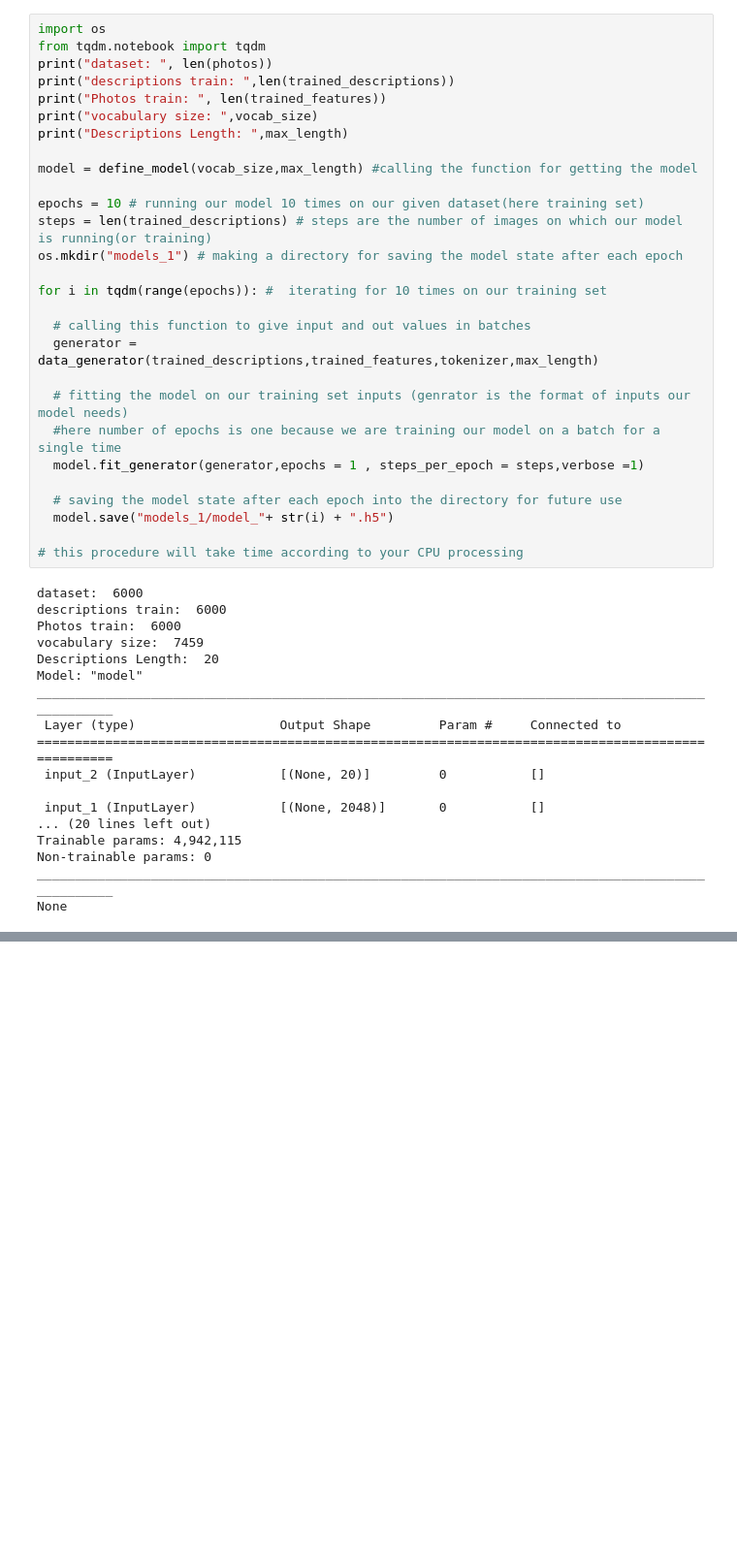
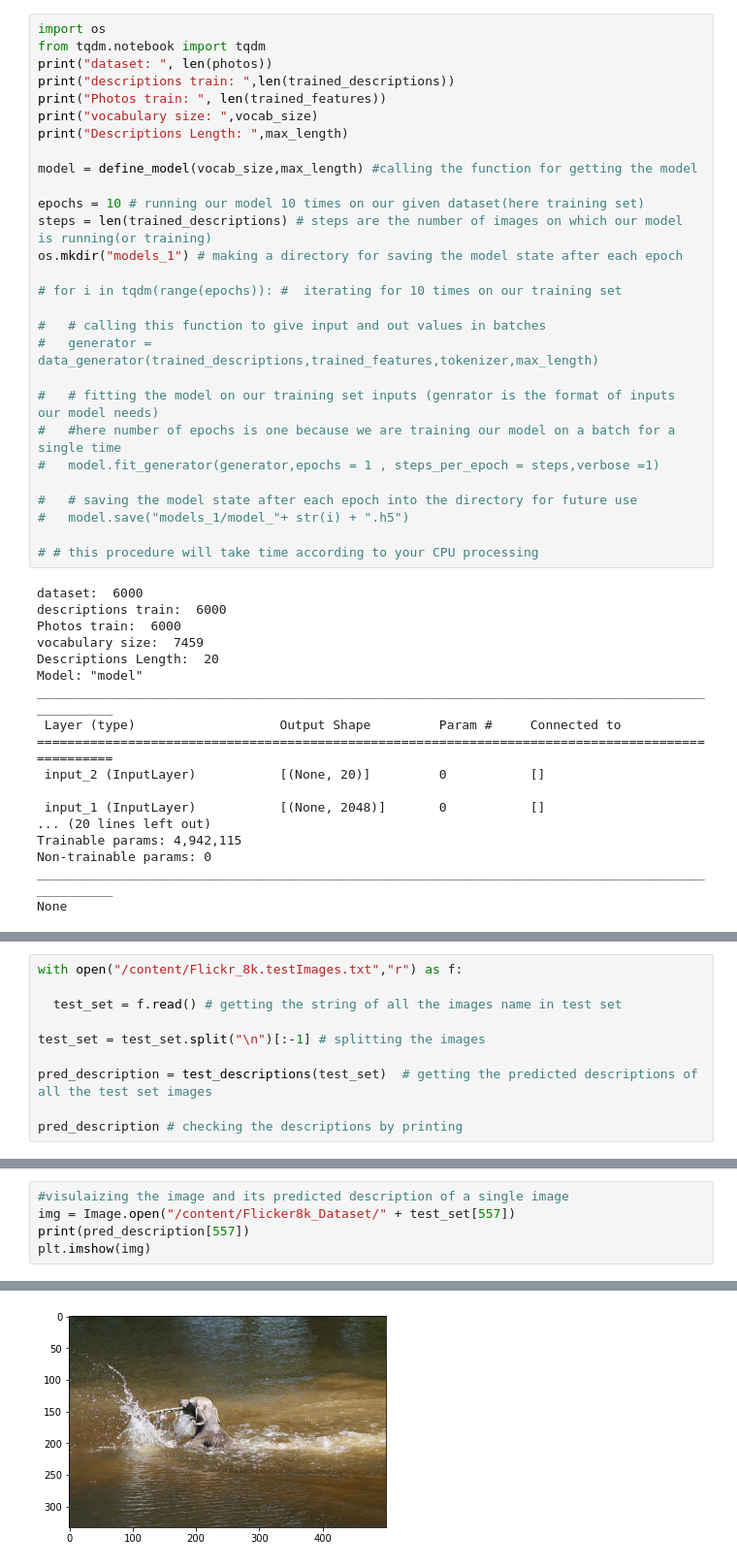
Before and after one commit to Kartik-Lohar/Image_Caption_Generator_WebApp, a Jupyter notebook: CN_Image_caption_generator.ipynb, the cells around one changed output, grey strips where cells are left out. Shown at 97% size. Saved outputs shown, nothing was run; the diff lists cells and outputs as text; blank space fills up the shorter version.

```diff
--- a/CN_Image_caption_generator.ipynb
+++ b/CN_Image_caption_generator.ipynb
@@ -414,19 +414,19 @@ epochs = 10 # running our model 10 times on our given dataset(here training set)
 steps = len(trained_descriptions) # steps are the number of images on which our model is running(or training)
 os.mkdir("models_1") # making a directory for saving the model state after each epoch
 
-for i in tqdm(range(epochs)): #  iterating for 10 times on our training set
+# for i in tqdm(range(epochs)): #  iterating for 10 times on our training set
 
-  # calling this function to give input and out values in batches
-  generator = data_generator(trained_descriptions,trained_features,tokenizer,max_length)
+#   # calling this function to give input and out values in batches
+#   generator = data_generator(trained_descriptions,trained_features,tokenizer,max_length)
 
-  # fitting the model on our training set inputs (genrator is the format of inputs our model needs)
-  #here number of epochs is one because we are training our model on a batch for a single time
-  model.fit_generator(generator,epochs = 1 , steps_per_epoch = steps,verbose =1)
+#   # fitting the model on our training set inputs (genrator is the format of inputs our model needs)
+#   #here number of epochs is one because we are training our model on a batch for a single time
+#   model.fit_generator(generator,epochs = 1 , steps_per_epoch = steps,verbose =1)
 
-  # saving the model state after each epoch into the directory for future use
-  model.save("models_1/model_"+ str(i) + ".h5")
+#   # saving the model state after each epoch into the directory for future use
+#   model.save("models_1/model_"+ str(i) + ".h5")
 
-# this procedure will take time according to your CPU processing
+# # this procedure will take time according to your CPU processing
 # %% [output]
 dataset:  6000
 descriptions train:  6000
@@ -554,0 +555,10 @@ start black dog running water end
+# %%
+with open("/content/Flickr_8k.testImages.txt","r") as f:
+
+  test_set = f.read() # getting the string of all the images name in test set
+
+test_set = test_set.split("\n")[:-1] # splitting the images
+
+pred_description = test_descriptions(test_set)  # getting the predicted descriptions of all the test set images
+
+pred_description # checking the descriptions by printing
@@ -554,0 +595,6 @@ start black dog running water end
+# %%
+#visulaizing the image and its predicted description of a single image
+img = Image.open("/content/Flicker8k_Dataset/" + test_set[557])
+print(pred_description[557])
+plt.imshow(img)
+# %% [output]
@@ -555,2 +603,3 @@ start black dog running water end
+[figure, added]
 # %%
 # %% [output]
```
Also changed, not shown: parts of 5 cells of this notebook.
